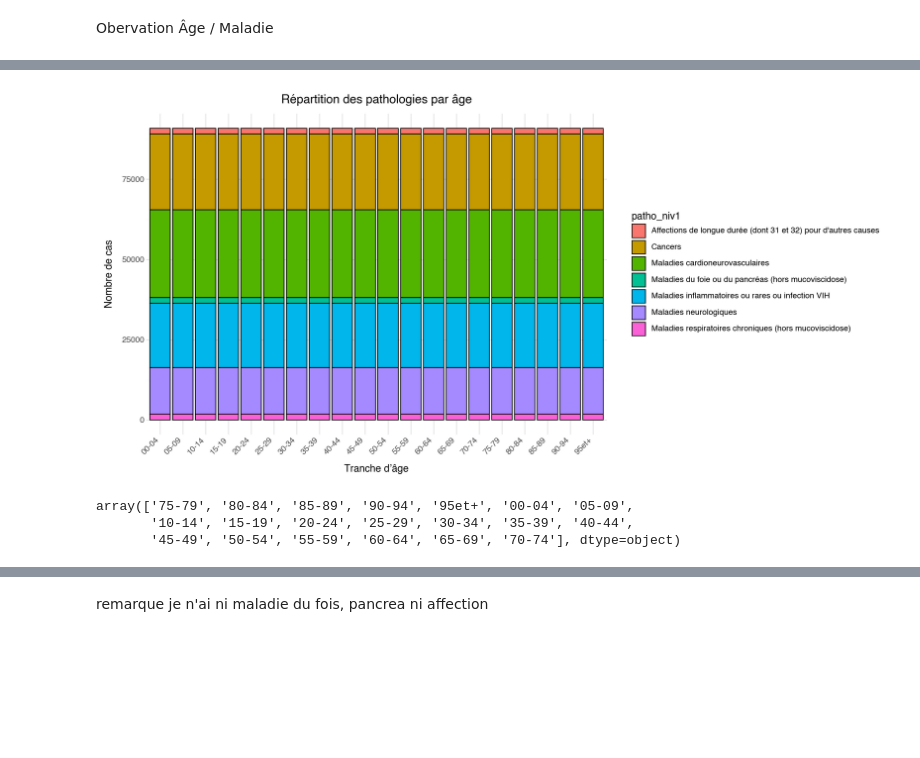
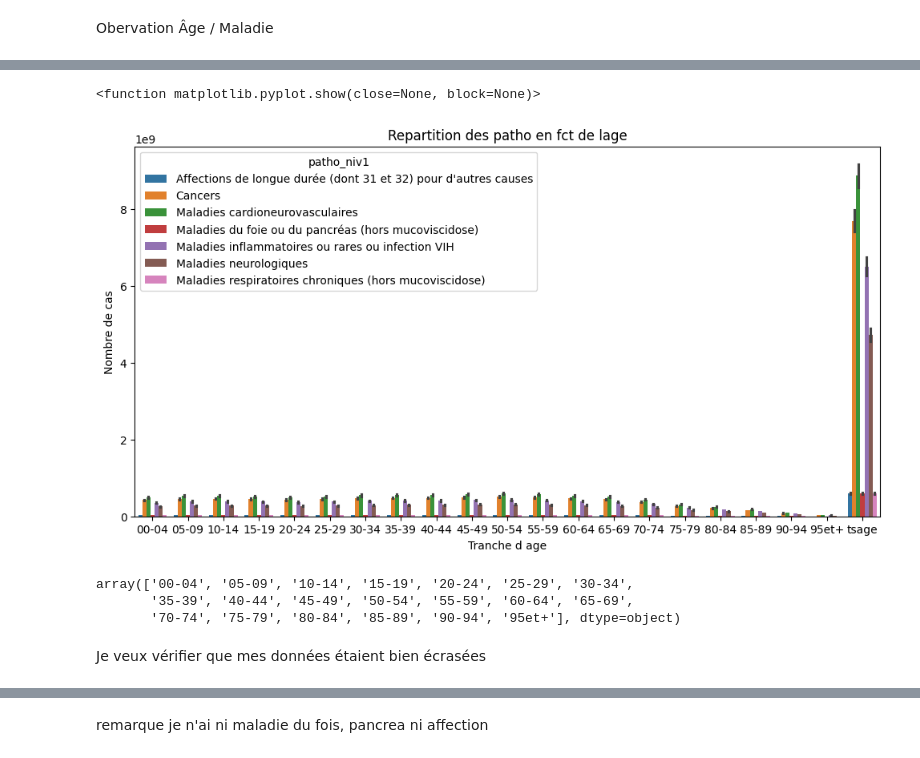
Before and after one commit to jujmar/pathologies, a Jupyter notebook: Patho.ipynb, the cells around one changed output, grey strips where cells are left out. Drawn from its saved outputs; the diff is of its cells as text; code cells hidden in the pictures; blank space fills up the shorter version.

```diff
--- a/Patho.ipynb
+++ b/Patho.ipynb
@@ -410,0 +442,9 @@ Obervation Âge / Maladie
+# %%
+Patho_group = Patho_filtre_clean.groupby(
+    ['dept','annee','sexe','cla_age_5','patho_niv1','region'],
+    as_index=False
+)['Npop'].sum()
+
+df = Patho_group.copy()
+
+df.groupby(['cla_age_5','patho_niv1'])['Npop'].sum()
@@ -411,27 +465,33 @@ Obervation Âge / Maladie
 # %%
-(
-    ggplot(Patho_filtre_clean, aes(x='cla_age_5', fill='patho_niv1')) +
-    geom_bar(position='stack', color='black') +
-    labs(
-        title='Répartition des pathologies par âge',
-        x='Tranche d’âge',
-        y='Nombre de cas'
-    ) +
-    theme_minimal() +
-    theme(
-        figure_size=(12, 6),
-        axis_text_x=element_text(rotation=45, ha='right')
-    )
+
+plt.figure(figsize=(12,6))
+
+sns.barplot(
+    data=df,
+    x='cla_age_5',
+    y='Npop',
+    hue='patho_niv1',
+    estimator=sum
 )
+
+plt.title('Repartition des patho en fct de lage')
+plt.xlabel('Tranche d age')
+plt.ylabel('Nombre de cas')
+
+plt.show
 # %% [output]
+<function matplotlib.pyplot.show(close=None, block=None)>
-[figure, old version]
+[figure, new version]
 # %%
-# Supprimer les lignes avec des âges invalides
-Patho_filtre = Patho_filtre[Patho_filtre['cla_age_5'] != 'tsage']
+# j'enleve tsage quis emble ecraser mes autres données
+df = Patho_group[Patho_group['cla_age_5'] != 'tsage'].copy()
+
 
 # Vérifier qu'il reste bien les tranches d'âge normales
-Patho_filtre['cla_age_5'].unique()
+df['cla_age_5'].unique()
 # %% [output]
-array(['75-79', '80-84', '85-89', '90-94', '95et+', '00-04', '05-09',
-       '10-14', '15-19', '20-24', '25-29', '30-34', '35-39', '40-44',
-       '45-49', '50-54', '55-59', '60-64', '65-69', '70-74'], dtype=object)
+array(['00-04', '05-09', '10-14', '15-19', '20-24', '25-29', '30-34',
+       '35-39', '40-44', '45-49', '50-54', '55-59', '60-64', '65-69',
+       '70-74', '75-79', '80-84', '85-89', '90-94', '95et+'], dtype=object)
+# %% [markdown]
+Je veux vérifier que mes données étaient bien écrasées
```
Also changed, not shown: parts of 103 cells of this notebook.
